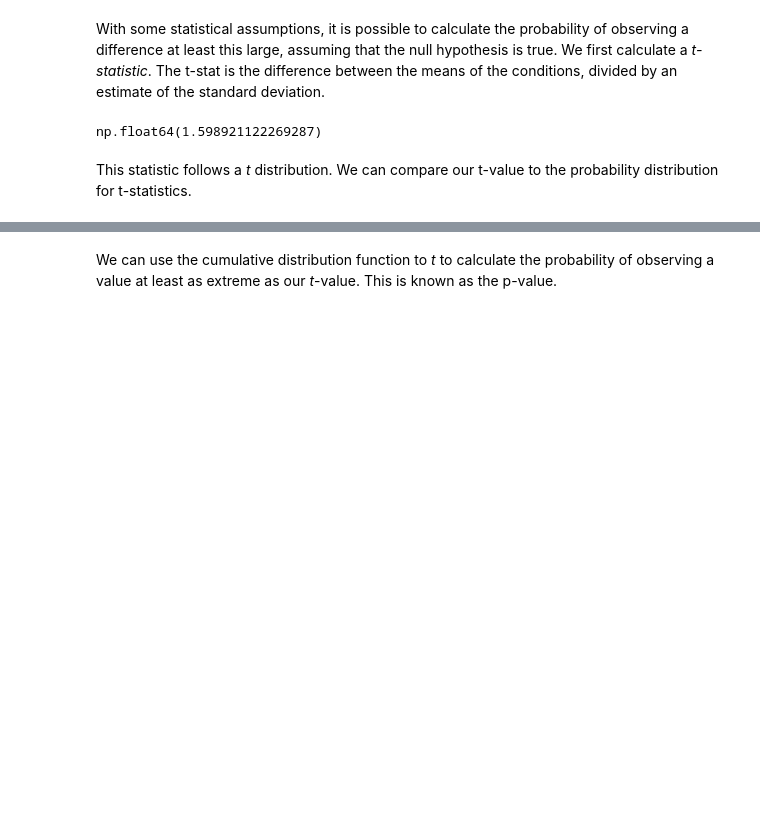
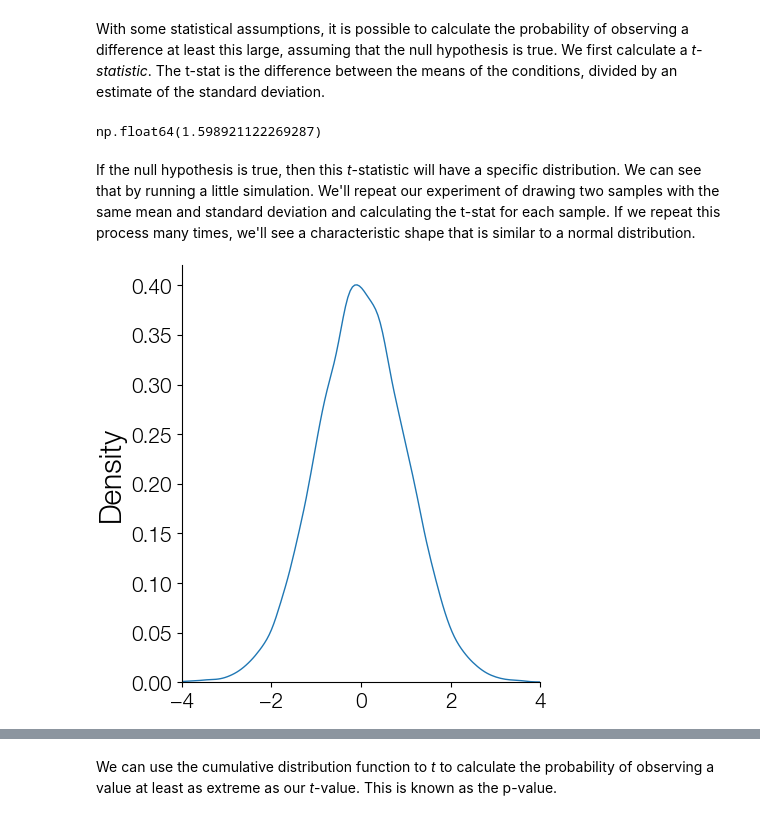
Before and after one commit to mortonne/datascipsych, a Jupyter notebook: assignments/assignment11/inferential_statistics.ipynb, the cells around one changed output, grey strips where cells are left out. Saved outputs shown, nothing was run; the diff lists cells and outputs as text; code cells hidden in the pictures; blank space fills up the shorter version.

Commit message:
feat: t-distribution simulation

```diff
--- a/assignments/assignment11/inferential_statistics.ipynb
+++ b/assignments/assignment11/inferential_statistics.ipynb
@@ -90,5 +90,15 @@ t = diff / s
 t
 # %% [output]
 np.float64(1.598921122269287)
-# %% [markdown]
-This statistic follows a *t* distribution. We can compare our t-value to the probability distribution for t-statistics.
+# %% [markdown]
+If the null hypothesis is true, then this *t*-statistic will have a specific distribution. We can see that by running a little simulation. We'll repeat our experiment of drawing two samples with the same mean and standard deviation and calculating the t-stat for each sample. If we repeat this process many times, we'll see a characteristic shape that is similar to a normal distribution.
+# %%
+N = 10000
+ts = np.zeros(N)
+for i in range(N):
+    _x1 = rng.normal(mu1, sigma1, size=n1)
+    _x2 = rng.normal(mu2, sigma2, size=n2)
+    ts[i] = (np.mean(_x1) - np.mean(_x2)) / np.sqrt(np.var(_x1, ddof=1) / n1 + np.var(_x2, ddof=1) / n2)
+sns.displot(ts, kind="kde").set(xlim=(-4, 4));
+# %% [output]
+[figure, added]
```
Also changed, not shown: parts of 3 cells of this notebook.
